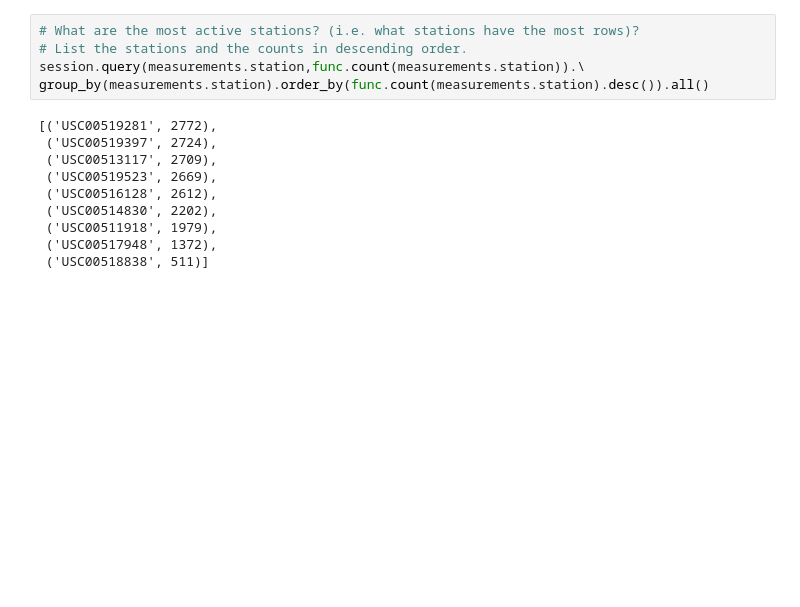
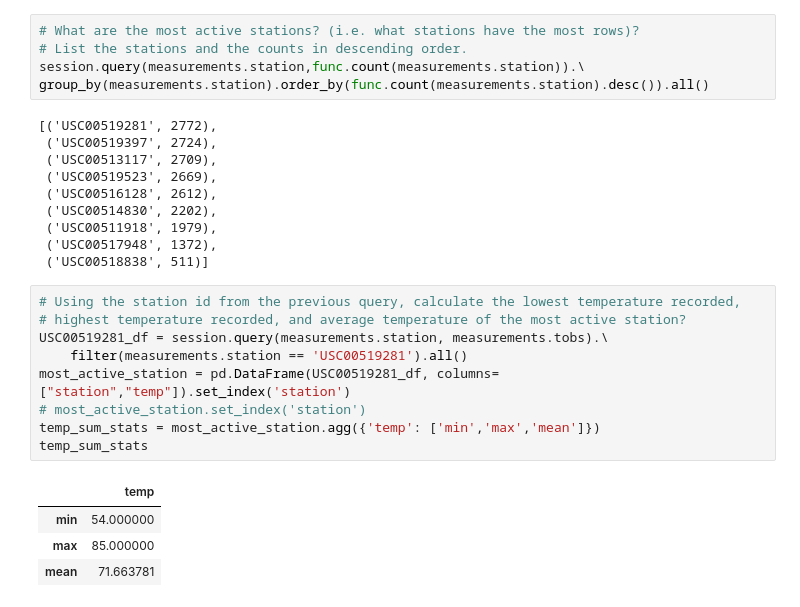
Before and after one commit to elopez515/sqlalchemy-challenge, a Jupyter notebook: SQLAlchemy_HW.ipynb, the cells around one changed output. Cells and saved outputs as stored; diff of their text form; blank space fills up the shorter version.

Commit message:
Calculated for the lowest, highest, and average temperature for our most active station

```diff
--- a/SQLAlchemy_HW.ipynb
+++ b/SQLAlchemy_HW.ipynb
@@ -108,3 +108,17 @@ group_by(measurements.station).order_by(func.count(measurements.station).desc())
  ('USC00511918', 1979),
  ('USC00517948', 1372),
  ('USC00518838', 511)]
+# %%
+# Using the station id from the previous query, calculate the lowest temperature recorded,
+# highest temperature recorded, and average temperature of the most active station?
+USC00519281_df = session.query(measurements.station, measurements.tobs).\
+    filter(measurements.station == 'USC00519281').all()
+most_active_station = pd.DataFrame(USC00519281_df, columns=["station","temp"]).set_index('station')
+# most_active_station.set_index('station')
+temp_sum_stats = most_active_station.agg({'temp': ['min','max','mean']})
+temp_sum_stats
+# %% [output]
+|  | temp |
+| min | 54.000000 |
+| max | 85.000000 |
+| mean | 71.663781 |
```
